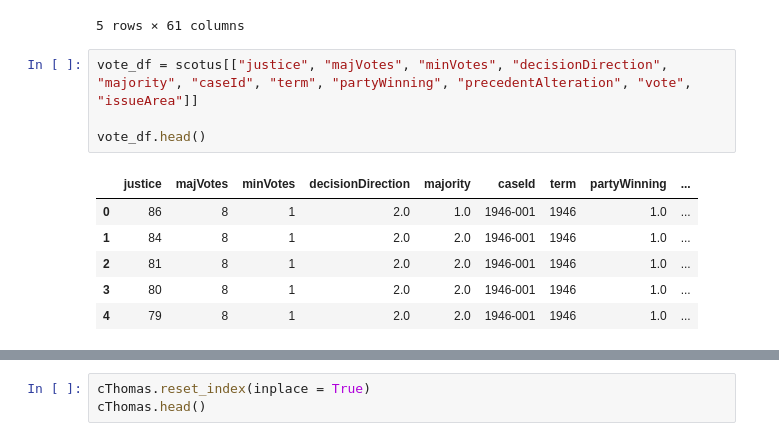
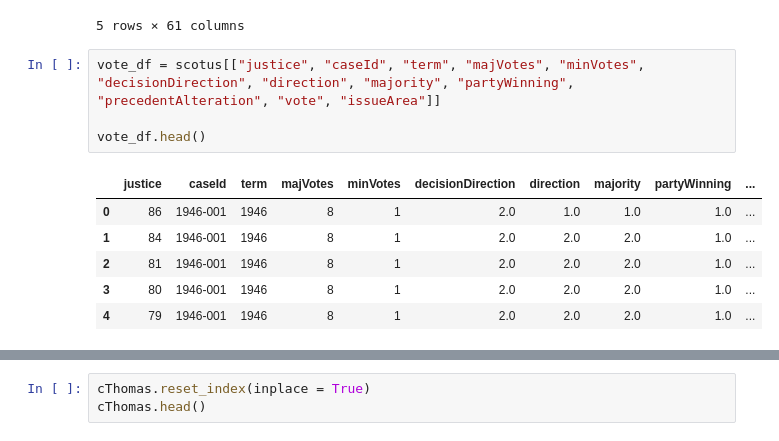
Before and after one commit to emilyt1985/SCOTUS, a Jupyter notebook: Resources/Data_Cleanup.ipynb, the cells around one changed output, grey strips where cells are left out. Drawn from its saved outputs; the diff is of its cells as text.

```diff
--- a/Resources/Data_Cleanup.ipynb
+++ b/Resources/Data_Cleanup.ipynb
@@ -16,16 +16,16 @@ scotus.head()
 | 4 | 1946-001 | 1946-001-01 | 1946-001-01-01 | 1946-001-01-01-01-05 | 11/18/1946 | 1 | 329 U.S. 1 | 67 S. Ct. 6 | 91 L. Ed. 3 | ... |
 5 rows × 61 columns
 # %%
-vote_df = scotus[["justice", "majVotes", "minVotes", "decisionDirection", "majority", "caseId", "term", "partyWinning", "precedentAlteration", "vote", "issueArea"]]
+vote_df = scotus[["justice", "caseId", "term", "majVotes", "minVotes", "decisionDirection", "direction", "majority", "partyWinning", "precedentAlteration", "vote", "issueArea"]]
 
 vote_df.head()
 # %% [output]
-|  | justice | majVotes | minVotes | decisionDirection | majority | caseId | term | partyWinning | ... |
-| 0 | 86 | 8 | 1 | 2.0 | 1.0 | 1946-001 | 1946 | 1.0 | ... |
-| 1 | 84 | 8 | 1 | 2.0 | 2.0 | 1946-001 | 1946 | 1.0 | ... |
-| 2 | 81 | 8 | 1 | 2.0 | 2.0 | 1946-001 | 1946 | 1.0 | ... |
-| 3 | 80 | 8 | 1 | 2.0 | 2.0 | 1946-001 | 1946 | 1.0 | ... |
-| 4 | 79 | 8 | 1 | 2.0 | 2.0 | 1946-001 | 1946 | 1.0 | ... |
+|  | justice | caseId | term | majVotes | minVotes | decisionDirection | direction | majority | partyWinning | ... |
+| 0 | 86 | 1946-001 | 1946 | 8 | 1 | 2.0 | 1.0 | 1.0 | 1.0 | ... |
+| 1 | 84 | 1946-001 | 1946 | 8 | 1 | 2.0 | 2.0 | 2.0 | 1.0 | ... |
+| 2 | 81 | 1946-001 | 1946 | 8 | 1 | 2.0 | 2.0 | 2.0 | 1.0 | ... |
+| 3 | 80 | 1946-001 | 1946 | 8 | 1 | 2.0 | 2.0 | 2.0 | 1.0 | ... |
+| 4 | 79 | 1946-001 | 1946 | 8 | 1 | 2.0 | 2.0 | 2.0 | 1.0 | ... |
 # %%
 cThomas = vote_df.loc[vote_df["justice"]==108,:]
 cThomas.head()
```
Also changed, not shown: parts of 8 cells of this notebook.
